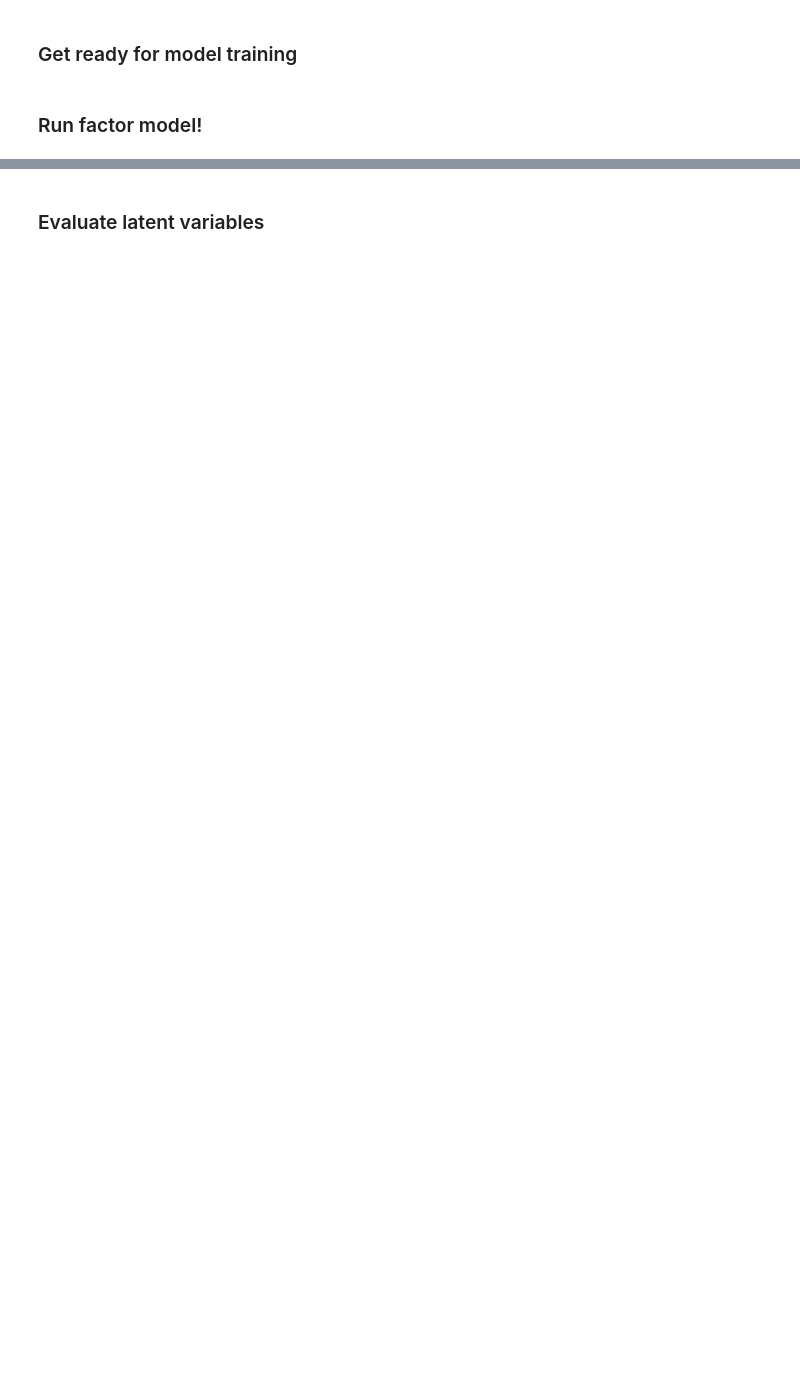
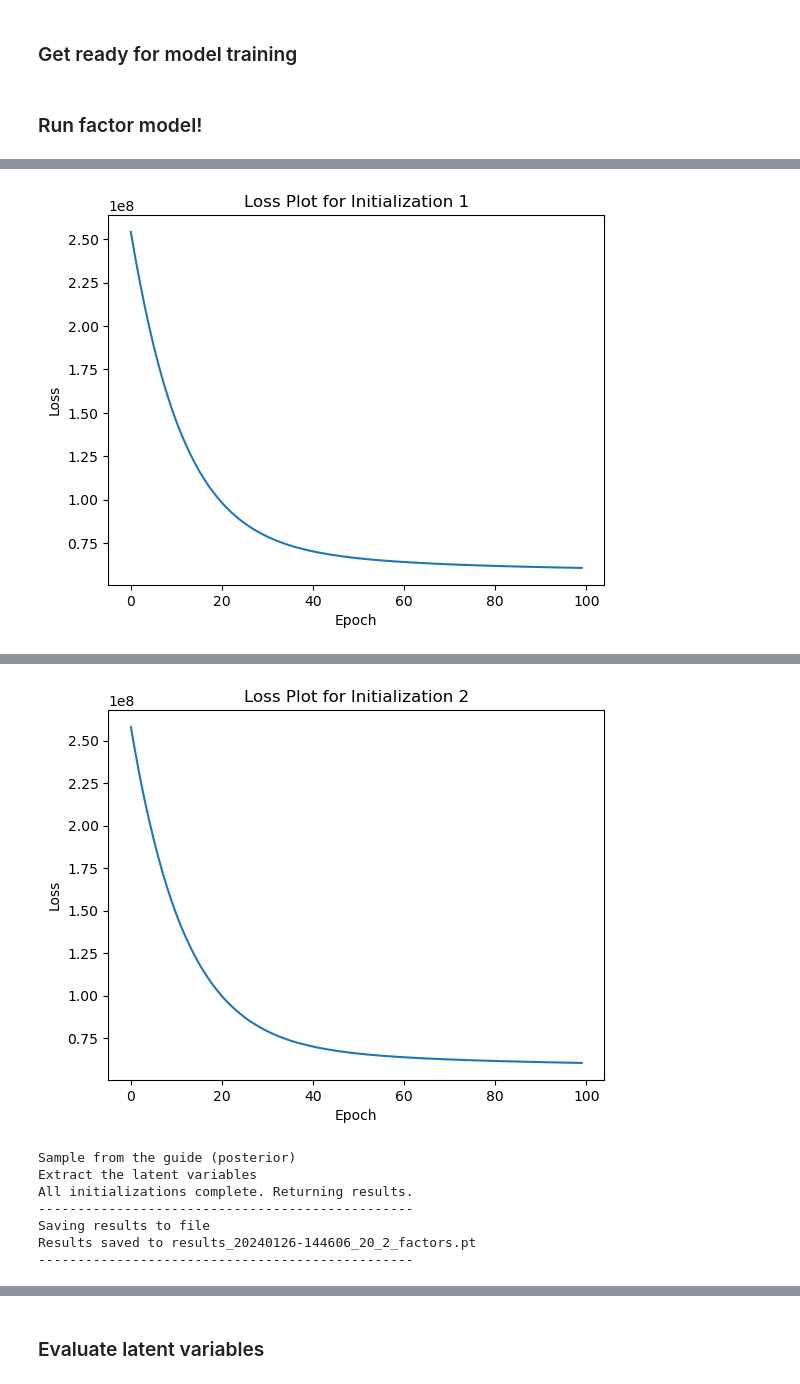
Before and after one commit to daklab/LeafletSC, a Jupyter notebook: notebooks/example_analysis/run_beta-dirichlet-factor_model.ipynb, the cells around one changed output, grey strips where cells are left out. Saved outputs shown, nothing was run; the diff lists cells and outputs as text; code cells hidden in the pictures; blank space fills up the shorter version.

```diff
--- a/notebooks/example_analysis/run_beta-dirichlet-factor_model.ipynb
+++ b/notebooks/example_analysis/run_beta-dirichlet-factor_model.ipynb
@@ -161,3 +177,4 @@ reload(factor_model)
 # %%
-K = 100
-losses, sampled_guide, latent_vars = factor_model.main(y_tensor, total_counts_tensor, use_global_prior=True, K=K, lr=0.1, loss_plot=True, num_epochs=100)
+K = 20
+all_results = factor_model.main(y_tensor, total_counts_tensor, num_initializations=2, use_global_prior=False, K=K, lr=0.1, loss_plot=True, num_epochs=100)
+# %% [output]
@@ -163,0 +195 @@ losses, sampled_guide, latent_vars = factor_model.main(y_tensor, total_counts_te
+[figure, added]
@@ -163,0 +211,8 @@ losses, sampled_guide, latent_vars = factor_model.main(y_tensor, total_counts_te
+[figure, added]
+Sample from the guide (posterior)
+Extract the latent variables
+All initializations complete. Returning results.
+------------------------------------------------
+Saving results to file
+Results saved to results_20240126-144606_20_2_factors.pt
+------------------------------------------------
```
Also changed, not shown: parts of 57 cells of this notebook, 5 other files.
